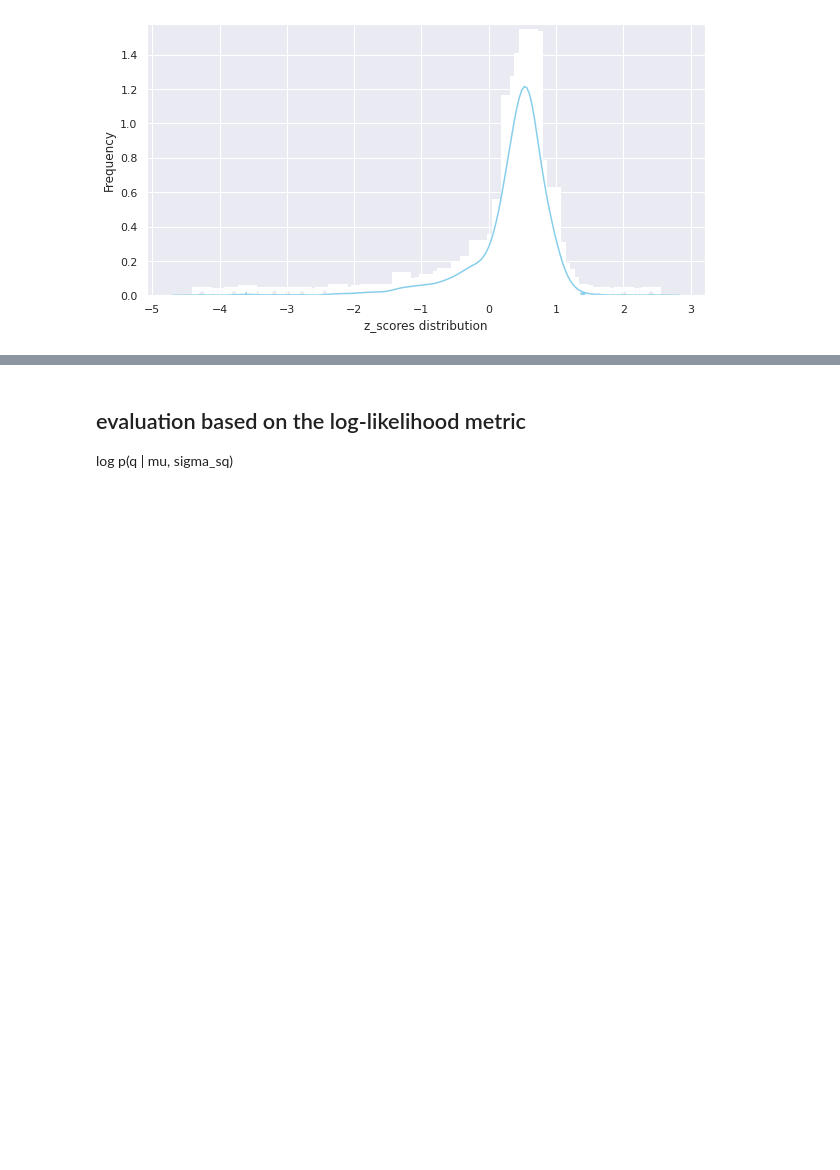
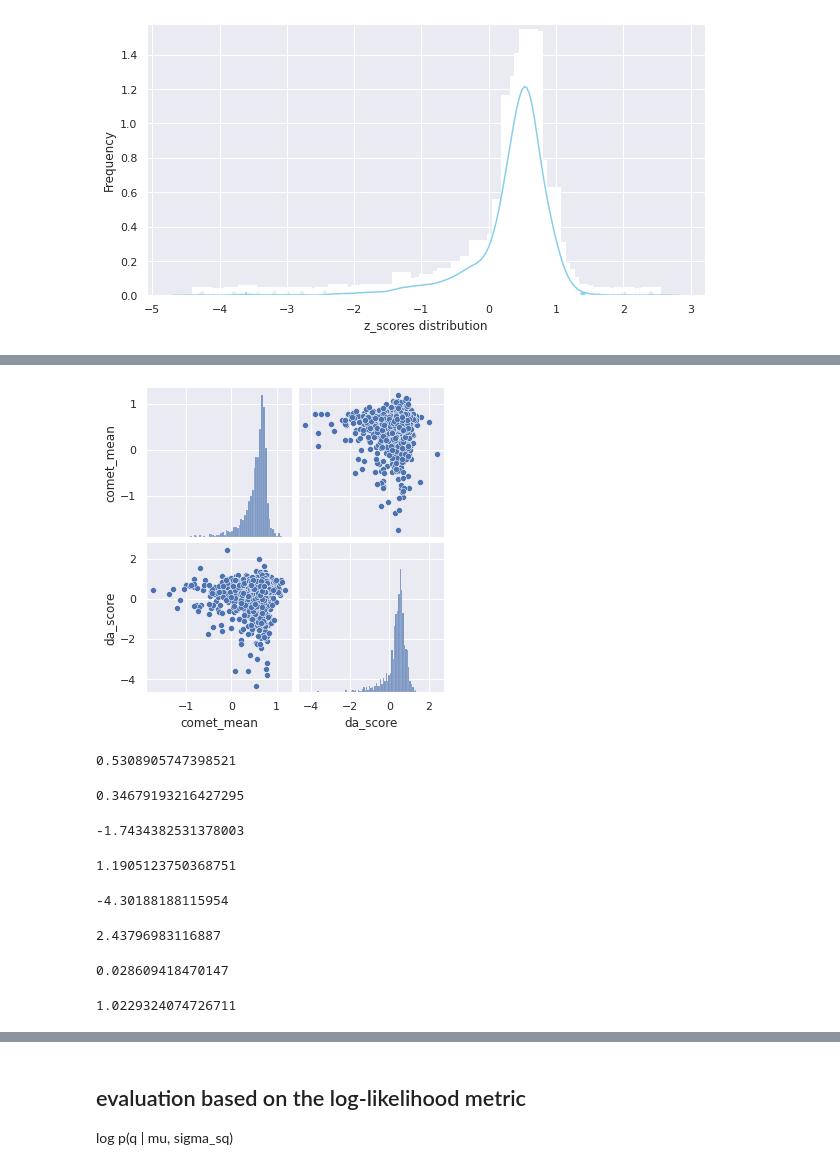
Before and after one commit to deep-spin/UA_COMET, a Jupyter notebook: jupyter_notebooks/evaluation.ipynb, the cells around one changed output, grey strips where cells are left out. Saved outputs shown, nothing was run; the diff lists cells and outputs as text; code cells hidden in the pictures; blank space fills up the shorter version.

```diff
--- a/jupyter_notebooks/evaluation.ipynb
+++ b/jupyter_notebooks/evaluation.ipynb
@@ -175,0 +166,4 @@ np.mean(mean_vals)
+# %%
+tmp_df = df[['predicted_score_mean', 'predicted_score_std', 'z_score', 'q-mu']]
+tmp_df.columns = ['comet_mean', 'comet_std', 'da_score', '|da_score-comet_mean|']
+tmp_df.head()
@@ -175,0 +177,36 @@ np.mean(mean_vals)
+# %%
+g = sns.pairplot(tmp_df[['comet_mean', 'da_score']])
+# %% [output]
+[figure, added]
+# %%
+tmp_df['comet_mean'].mean()
+# %% [output]
+0.5308905747398521
+# %%
+tmp_df['da_score'].mean()
+# %% [output]
+0.34679193216427295
+# %%
+tmp_df['comet_mean'].min()
+# %% [output]
+-1.7434382531378003
+# %%
+tmp_df['comet_mean'].max()
+# %% [output]
+1.1905123750368751
+# %%
+tmp_df['da_score'].min()
+# %% [output]
+-4.30188188115954
+# %%
+tmp_df['da_score'].max()
+# %% [output]
+2.43796983116887
+# %%
+tmp_df['comet_std'].min()
+# %% [output]
+0.028609418470147
+# %%
+tmp_df['comet_std'].max()
+# %% [output]
+1.0229324074726711
```
Also changed, not shown: parts of 62 cells of this notebook, 2 other files.
